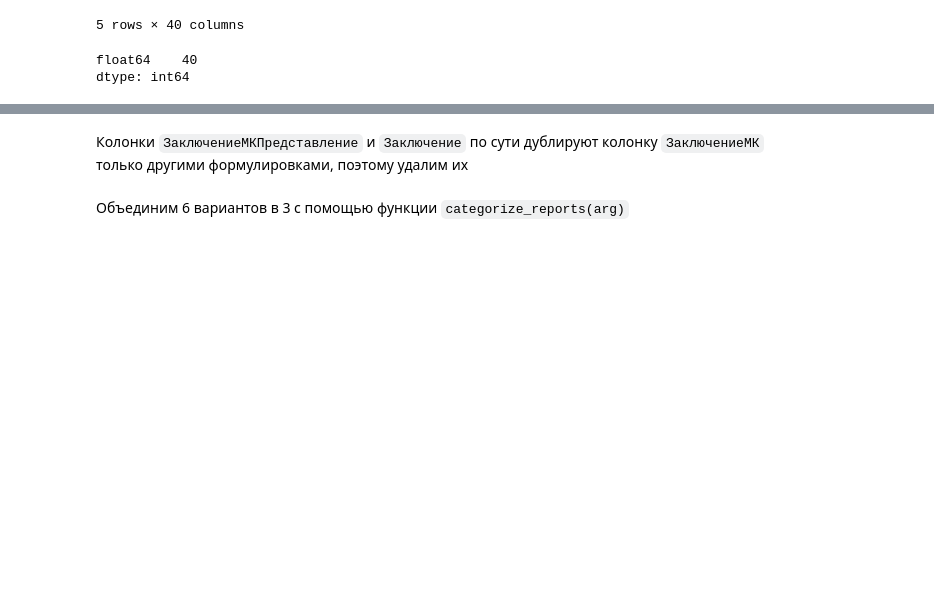
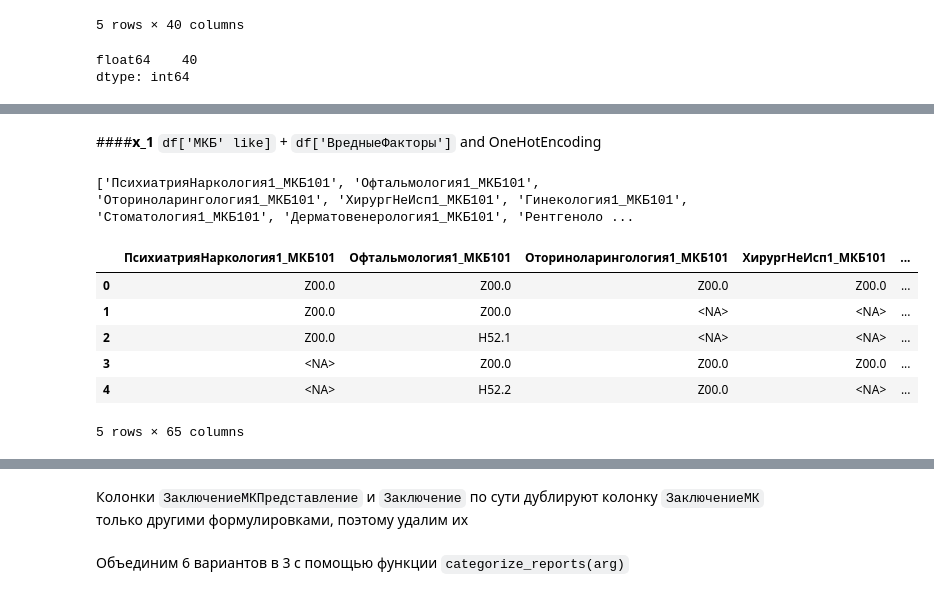
Before and after one commit to Untick/InspectrumClinic_RS_gr2, a Jupyter notebook: Yurkov Vladimir/Untitled1.ipynb, the cells around one changed output, grey strips where cells are left out. Cells and saved outputs as stored; diff of their text form; code cells hidden in the pictures; blank space fills up the shorter version.

```diff
--- a/Yurkov Vladimir/Untitled1.ipynb
+++ b/Yurkov Vladimir/Untitled1.ipynb
@@ -462,0 +516,17 @@ dtype: int64
+# %% [markdown]
+####**x_1**
+`df['МКБ' like]` + `df['ВредныеФакторы']` and OneHotEncoding
+# %%
+# # hardcode
+mkb_list = df.filter(regex=re.compile('мкб', re.IGNORECASE), axis=1).columns.values.tolist()
+print(mkb_list)
+display(df[mkb_list].head())
+# %% [output]
+['ПсихиатрияНаркология1_МКБ101', 'Офтальмология1_МКБ101', 'Оториноларингология1_МКБ101', 'ХирургНеИсп1_МКБ101', 'Гинекология1_МКБ101', 'Стоматология1_МКБ101', 'Дерматовенерология1_МКБ101', 'Рентгеноло ...
+|  | ПсихиатрияНаркология1_МКБ101 | Офтальмология1_МКБ101 | Оториноларингология1_МКБ101 | ХирургНеИсп1_МКБ101 | ... |
+| 0 | Z00.0 | Z00.0 | Z00.0 | Z00.0 | ... |
+| 1 | Z00.0 | Z00.0 | <NA> | <NA> | ... |
+| 2 | Z00.0 | H52.1 | <NA> | <NA> | ... |
+| 3 | <NA> | Z00.0 | Z00.0 | Z00.0 | ... |
+| 4 | <NA> | H52.2 | Z00.0 | <NA> | ... |
+5 rows × 65 columns
```
Also changed, not shown: parts of 26 cells of this notebook.
